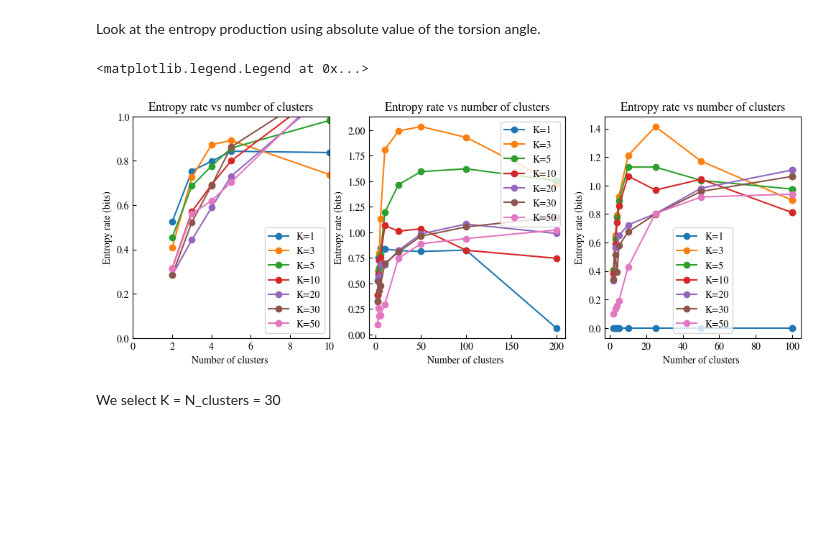
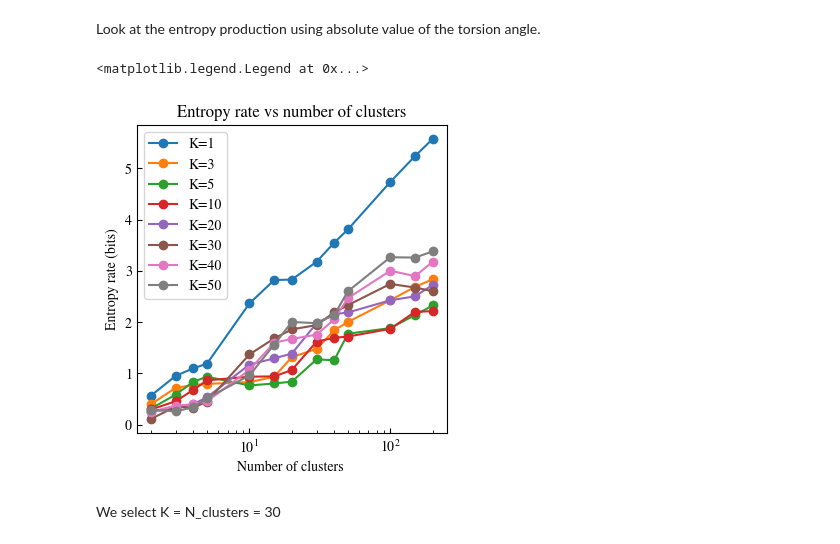
Before and after one commit to HugoLeRoy94/ClusterAnalysis, a Jupyter notebook: notebooks/toy_model/02_optimize_entropy_production.ipynb, the cells around one changed output. Drawn from its saved outputs; the diff is of its cells as text; code cells hidden in the pictures; blank space fills up the shorter version.

```diff
--- a/notebooks/toy_model/02_optimize_entropy_production.ipynb
+++ b/notebooks/toy_model/02_optimize_entropy_production.ipynb
@@ -14,45 +14,46 @@ import src.viz
 
 #sns.set(style="white", context="notebook")
 # %%
-df1 = pd.read_csv('../../data/toy_model/interim/entropy_scan_no_position.csv')
+#df1 = pd.read_csv('../../data/toy_model/interim/entropy_scan_no_position.csv')
 #df2 = pd.read_csv('../data/interim/entropy_scan_2.csv')
 #df = pd.concat([df1,df2],ignore_index=True)
-df = df1
-df_position = pd.read_csv('../../data/toy_model/interim/entropy_scan.csv')
-df_solo_position = pd.read_csv('../../data/toy_model/interim/entropy_scan_position_only.csv')
+#df = df1
+df = pd.read_csv('../../data/toy_model/interim/entropy_scan.csv')
+#df_solo_position = pd.read_csv('../../data/toy_model/interim/entropy_scan_position_only.csv')
 # %% [markdown]
 Look at the entropy production using absolute value of the torsion angle.
 # %%
-fig,ax = plt.subplots(ncols=3,figsize=(12,4))
+fig,ax = plt.subplots(ncols=1,figsize=(4,4))
 
 for K, group in df.groupby("K"):
-    ax[0].plot(group["n_clusters"], group["entropy_rate"], marker='o', label=f"K={K}")
+    ax.plot(group["n_clusters"], group["entropy_rate"], marker='o', label=f"K={K}")
 
-ax[0].set_xlabel("Number of clusters ")
-ax[0].set_ylabel("Entropy rate (bits)")
-ax[0].set_title("Entropy rate vs number of clusters")
-ax[0].set_xlim(0,10)
-ax[0].set_ylim(0,1)
-ax[0].legend()
+ax.set_xlabel("Number of clusters ")
+ax.set_ylabel("Entropy rate (bits)")
+ax.set_title("Entropy rate vs number of clusters")
+#ax[0].set_xlim(0,10)
+#ax[0].set_ylim(0,1)
+ax.set_xscale('log')
+ax.legend()
 
 
-for K, group in df_position.groupby("K"):
-    ax[1].plot(group["n_clusters"], group["entropy_rate"], marker='o', label=f"K={K}")
-
-ax[1].set_xlabel("Number of clusters ")
-ax[1].set_ylabel("Entropy rate (bits)")
-ax[1].set_title("Entropy rate vs number of clusters")
-ax[1].legend()
-
-for K, group in df_solo_position.groupby("K"):
-    ax[2].plot(group["n_clusters"], group["entropy_rate"], marker='o', label=f"K={K}")
-
-ax[2].set_xlabel("Number of clusters ")
-ax[2].set_ylabel("Entropy rate (bits)")
-ax[2].set_title("Entropy rate vs number of clusters")
-ax[2].legend()
+#for K, group in df_position.groupby("K"):
+#    ax[1].plot(group["n_clusters"], group["entropy_rate"], marker='o', label=f"K={K}")
+#
+#ax[1].set_xlabel("Number of clusters ")
+#ax[1].set_ylabel("Entropy rate (bits)")
+#ax[1].set_title("Entropy rate vs number of clusters")
+#ax[1].legend()
+#
+#for K, group in df_solo_position.groupby("K"):
+#    ax[2].plot(group["n_clusters"], group["entropy_rate"], marker='o', label=f"K={K}")
+#
+#ax[2].set_xlabel("Number of clusters ")
+#ax[2].set_ylabel("Entropy rate (bits)")
+#ax[2].set_title("Entropy rate vs number of clusters")
+#ax[2].legend()
 # %% [output]
 <matplotlib.legend.Legend at 0x...>
-[figure, old version]
+[figure, new version]
 # %% [markdown]
 We select K = N_clusters = 30
```
Also changed, not shown: 2 other files.
